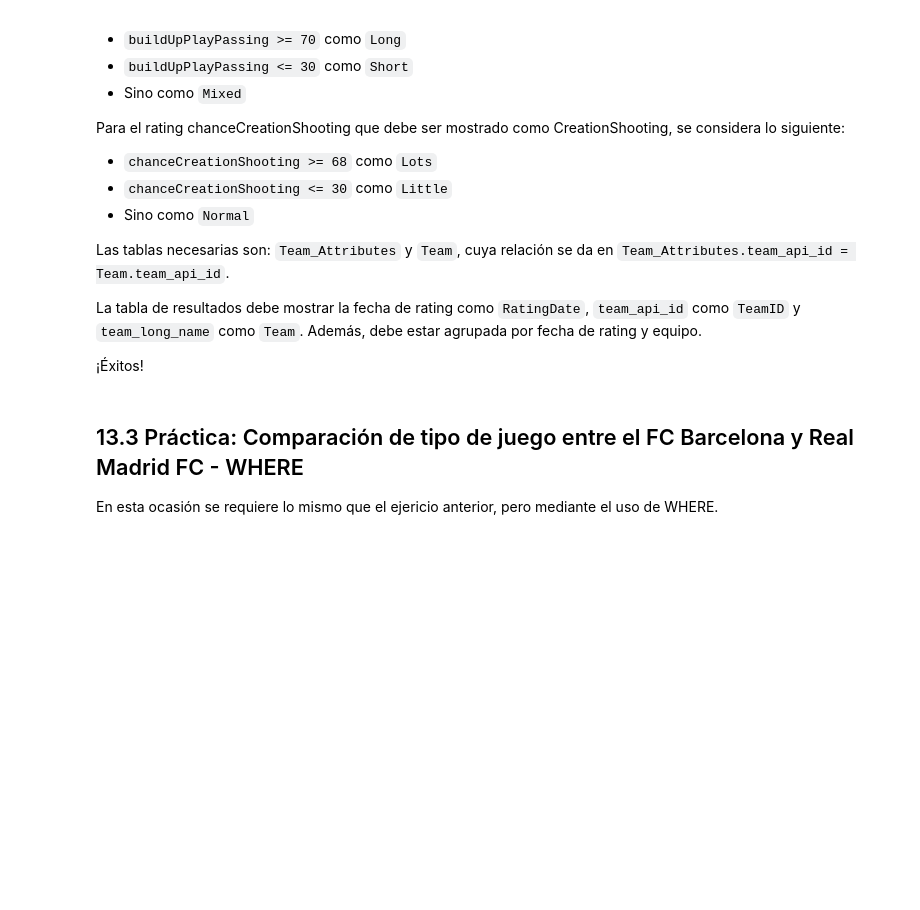
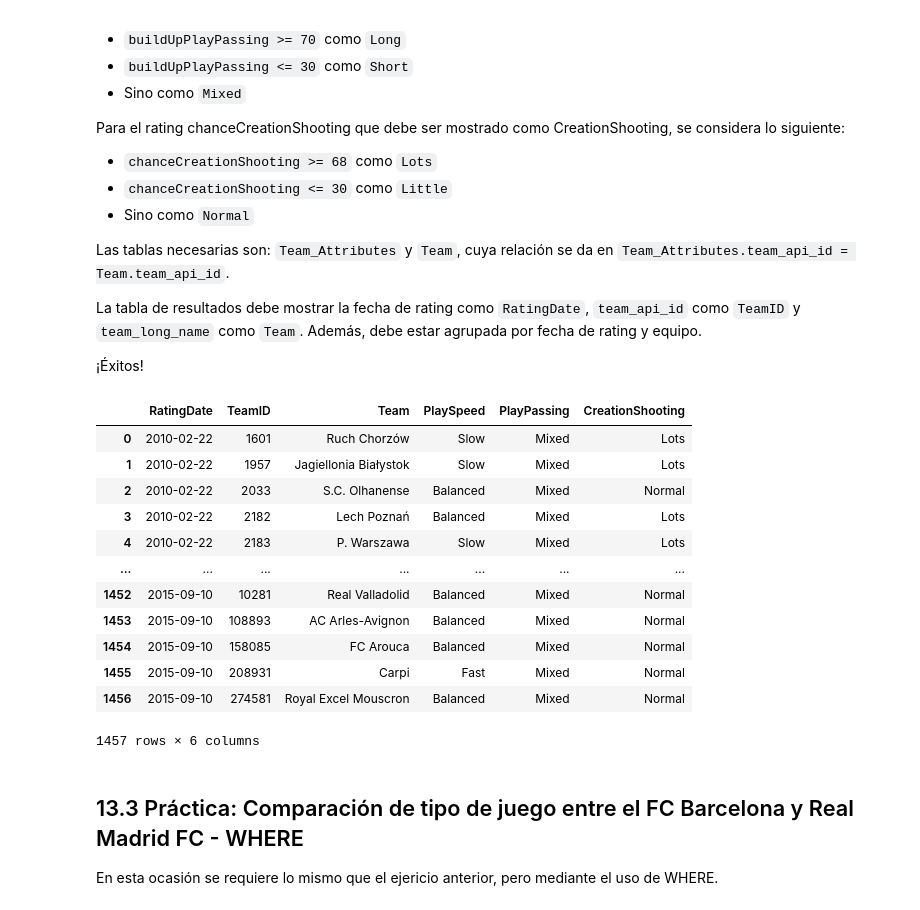
Before and after one commit to daisytatiana/Talent_Tech_Daisy_Casallas, a Jupyter notebook: Notebook_Dataset_Ligas_Europeas(SQL).ipynb, the cells around one changed output. Saved outputs shown, nothing was run; the diff lists cells and outputs as text; code cells hidden in the pictures; blank space fills up the shorter version.

```diff
--- a/Notebook_Dataset_Ligas_Europeas(SQL).ipynb
+++ b/Notebook_Dataset_Ligas_Europeas(SQL).ipynb
@@ -1660,3 +1818,47 @@ subquery
+# %%
+query= """Select *
+From
+(select date(TA.date) as RatingDate, TA.team_api_id as TeamID,T.team_long_name as Team,
+          Case
+              when buildUpPlaySpeed >= 70 then 'Fast'
+              when buildUpPlaySpeed <= 30 then 'Slow'
+              else 'Balanced'
+              End as PlaySpeed,
+          case
+              when buildUpPlayPassing >= 70 then ' Long'
+              when buildUpPlayPassing <= 30 then 'Short'
+              else 'Mixed'
+              End as PlayPassing,
+          case
+              when chanceCreationShooting >= 68 then ' Lots'
+              when chanceCreationShooting <= 30 then 'Little'
+              else 'Normal'
+              End as CreationShooting
+              from Team_attributes as TA
+              join Team as T on T.team_api_id=TA.team_api_id
+          group by TA.date,TA.team_api_id,T.team_long_name) as Tabla_resultados
+              """
+
+#query="""Select buildUpPlaySpeed,buildUpPlayPassing,chanceCreationShooting
+  #from Team_attributes"""
+
+#No modificar lo siguiente:
+subquery = pd.read_sql(query, conn)
+subquery
+# %% [output]
+|  | RatingDate | TeamID | Team | PlaySpeed | PlayPassing | CreationShooting |
+| 0 | 2010-02-22 | 1601 | Ruch Chorzów | Slow | Mixed | Lots |
+| 1 | 2010-02-22 | 1957 | Jagiellonia Białystok | Slow | Mixed | Lots |
+| 2 | 2010-02-22 | 2033 | S.C. Olhanense | Balanced | Mixed | Normal |
+| 3 | 2010-02-22 | 2182 | Lech Poznań | Balanced | Mixed | Lots |
+| 4 | 2010-02-22 | 2183 | P. Warszawa | Slow | Mixed | Lots |
+| ... | ... | ... | ... | ... | ... | ... |
+| 1452 | 2015-09-10 | 10281 | Real Valladolid | Balanced | Mixed | Normal |
+| 1453 | 2015-09-10 | 108893 | AC Arles-Avignon | Balanced | Mixed | Normal |
+| 1454 | 2015-09-10 | 158085 | FC Arouca | Balanced | Mixed | Normal |
+| 1455 | 2015-09-10 | 208931 | Carpi | Fast | Mixed | Normal |
+| 1456 | 2015-09-10 | 274581 | Royal Excel Mouscron | Balanced | Mixed | Normal |
+1457 rows × 6 columns
 # %% [markdown]
 ## 13.3 Práctica: Comparación de tipo de juego entre el FC Barcelona y Real Madrid FC - WHERE
 
```
Also changed, not shown: parts of 16 cells of this notebook.
